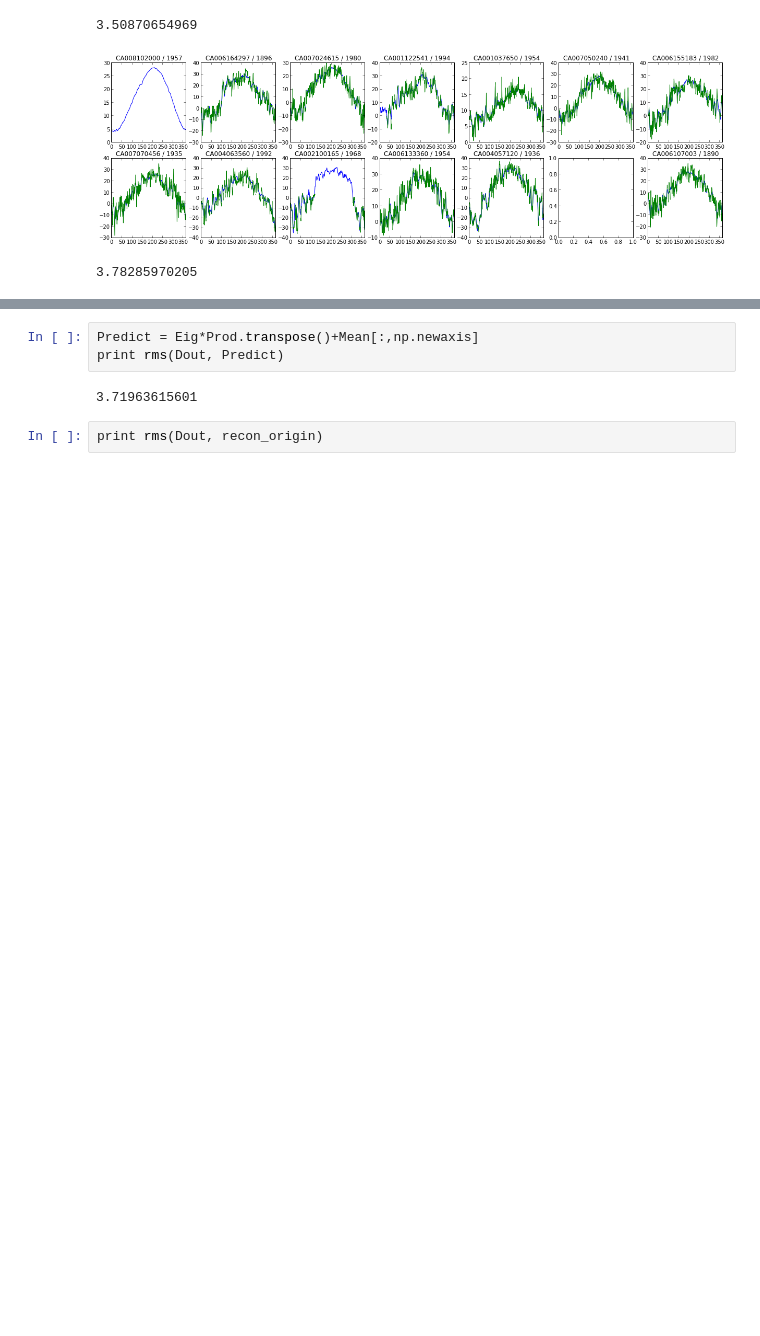
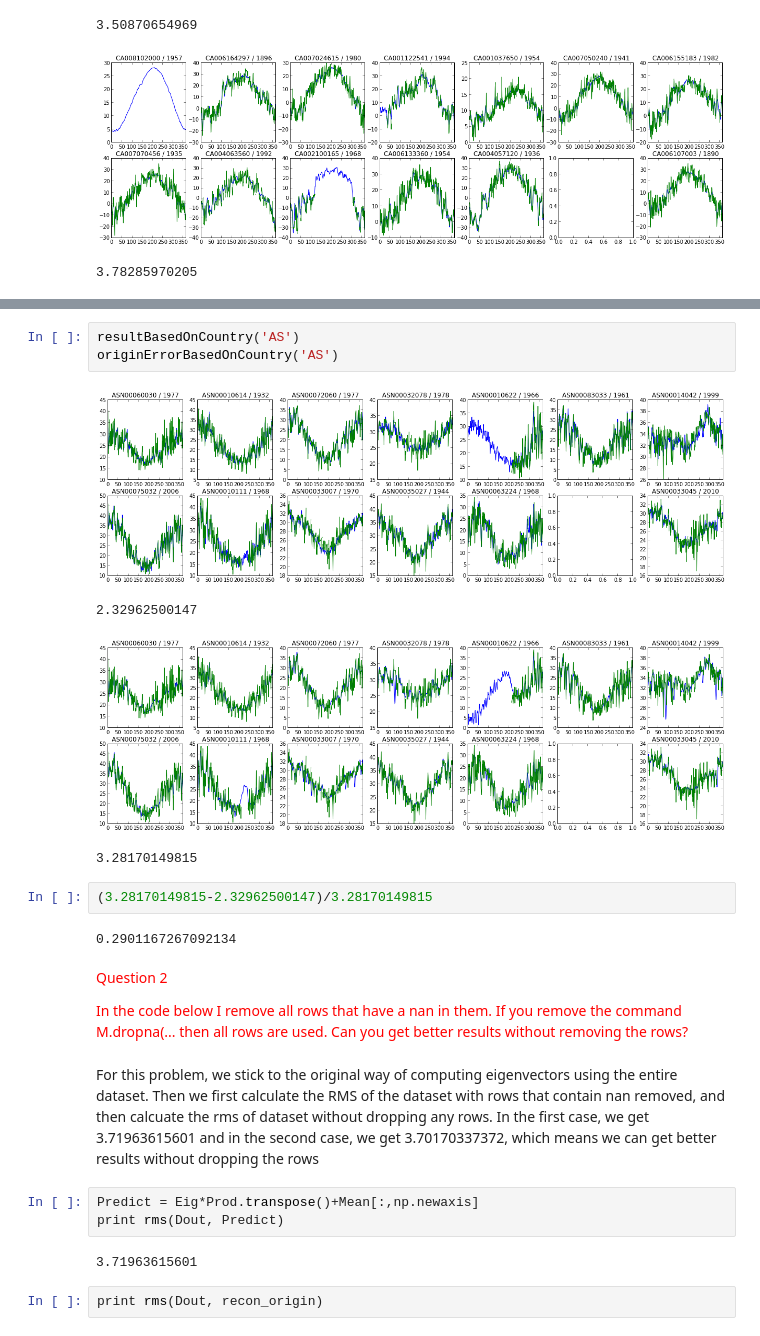
Before and after one commit to zhpSweden/UCSD_BigData, a Jupyter notebook: notebooks/weather/Weather Analysis.ipynb, the cells around one changed output, grey strips where cells are left out. Cells and saved outputs as stored; diff of their text form; blank space fills up the shorter version.

```diff
--- a/notebooks/weather/Weather Analysis.ipynb
+++ b/notebooks/weather/Weather Analysis.ipynb
@@ -701,3 +764,21 @@ For this problem, we stick to the original way of computing eigenvectors using t
+# %%
+resultBasedOnCountry('AS')
+originErrorBasedOnCountry('AS')
+# %% [output]
+[figure, added]
+2.32962500147
+[figure, added]
+3.28170149815
+# %%
+(3.28170149815-2.32962500147)/3.28170149815
+# %% [output]
+0.2901167267092134
+# %% [markdown]
+<span style="color:red">Question 2</span>
+
+<span style="color:red">In the code below I remove all rows that have a nan in them. If you remove the command M.dropna(... then all rows are used. Can you get better results without removing the rows?
+# %% [markdown]
+For this problem, we stick to the original way of computing eigenvectors using the entire dataset. Then we first calculate the RMS of the dataset with rows that contain nan removed, and then calcuate the rms of dataset without dropping any rows. In the first case, we get 3.71963615601 and in the second case, we get 3.70170337372, which means we can get better results without dropping the rows
 # %%
 Predict = Eig*Prod.transpose()+Mean[:,np.newaxis]
 print rms(Dout, Predict)
```
Also changed, not shown: parts of 40 cells of this notebook.
